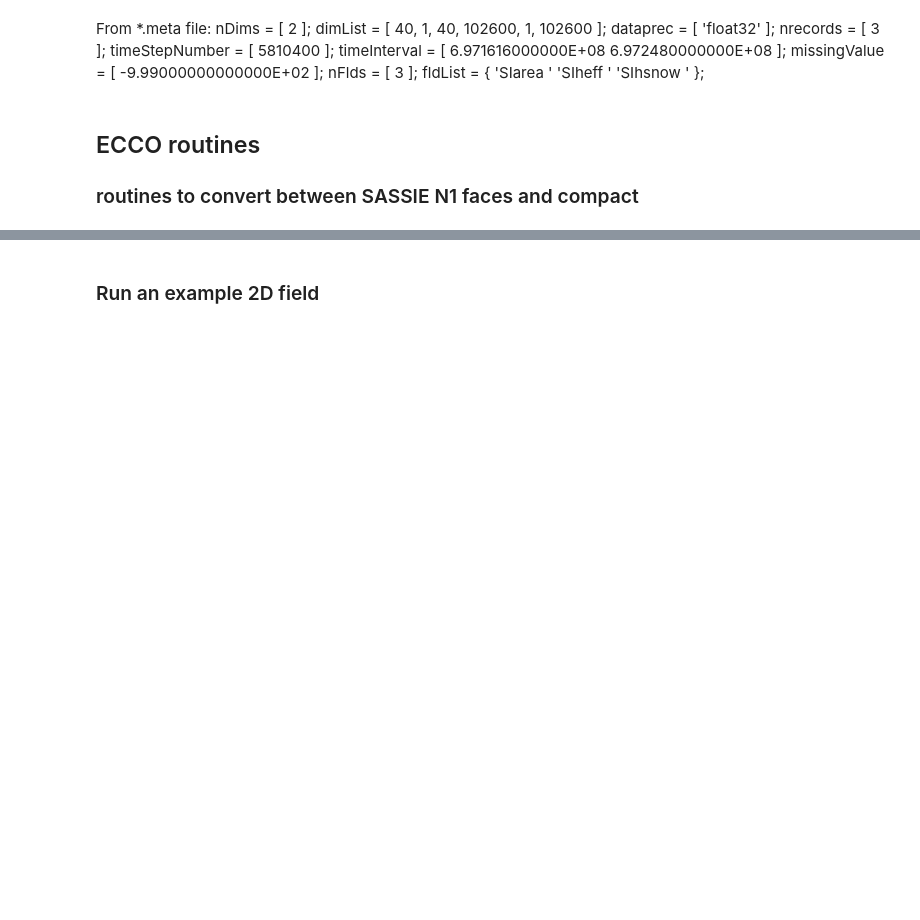
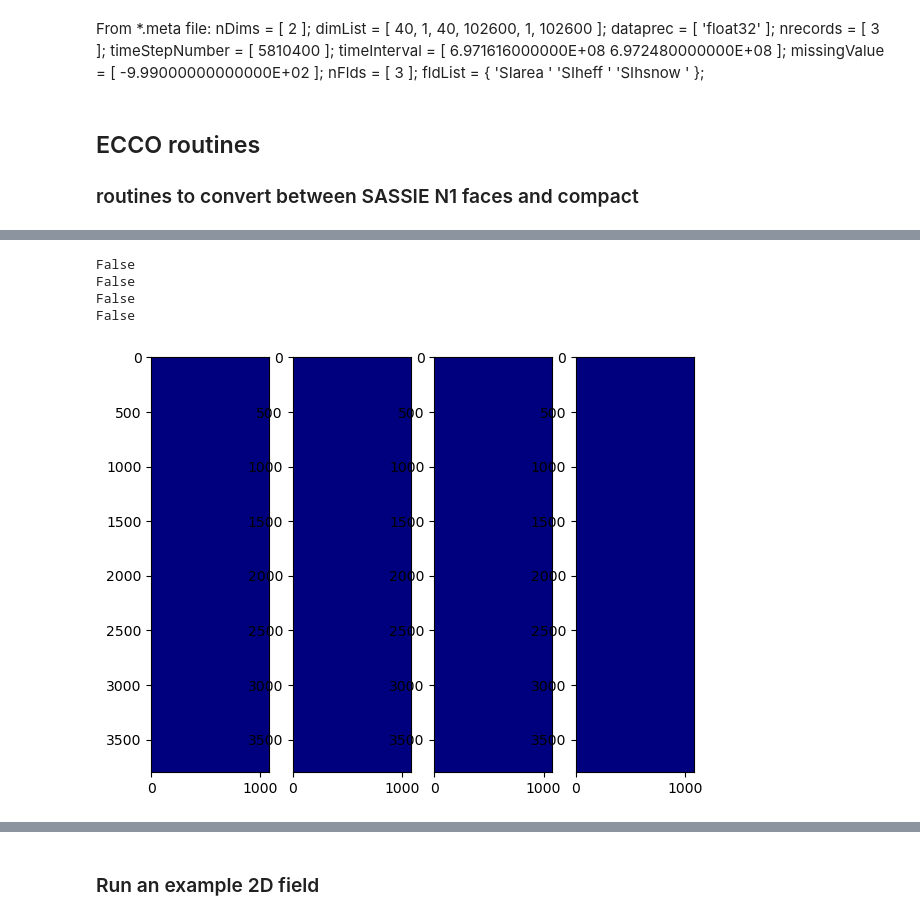
Before and after one commit to ifenty/SASSIE_downscale_ecco_v5, a Jupyter notebook: 04_exploratory plots.ipynb, the cells around one changed output, grey strips where cells are left out. Cells and saved outputs as stored; diff of their text form; code cells hidden in the pictures; blank space fills up the shorter version.

```diff
--- a/04_exploratory plots.ipynb
+++ b/04_exploratory plots.ipynb
@@ -305,0 +305,8 @@ def create_encoding(ecco_ds, output_array_precision = np.float32):
+# %%
+data_dir = Path('/Users/mzahn/data/SASSIE/SASSIE_examples/daily_avg/tr_diff_x_day_mean/tr_diff_x_day_mean.0005800000/')
+filename = "tr_diff_x_day_mean.0005806080.data"
+
+DFxE_SLT_compact, DFxE_SLT_level = load_sassie_N1_field(data_dir, filename, nk=90, skip=0)
+DFxE_TH_compact, DFxE_TH_level = load_sassie_N1_field(data_dir, filename, nk=90, skip=0)
+DFyE_SLT_compact, DFyE_SLT_level = load_sassie_N1_field(data_dir, filename, nk=90, skip=0)
+DFyE_TH_SLT_compact, DFyE_TH_SLT_level = load_sassie_N1_field(data_dir, filename, nk=90, skip=0)
@@ -305,0 +326,21 @@ def create_encoding(ecco_ds, output_array_precision = np.float32):
+# %%
+print(np.any(DFxE_SLT_compact != 0))
+print(np.any(DFxE_TH_compact != 0))
+print(np.any(DFyE_SLT_compact != 0))
+print(np.any(DFyE_TH_SLT_compact != 0))
+# %% [output]
+False
+False
+False
+False
+# %%
+fig,axs = plt.subplots(1,4, figsize=[7,6])
+axs[0].imshow(DFxE_SLT_compact[0,:,:], origin='lower', cmap='jet')
+axs[1].imshow(DFxE_TH_compact[0,:,:], origin='lower', cmap='jet')
+axs[2].imshow(DFyE_SLT_compact[0,:,:], origin='lower', cmap='jet')
+axs[3].imshow(DFyE_TH_SLT_compact[0,:,:], origin='lower', cmap='jet')
+
+for ax in axs:
+    ax.invert_yaxis()
+# %% [output]
+[figure, added]
```
Also changed, not shown: parts of 7 cells of this notebook, 4 other files.
